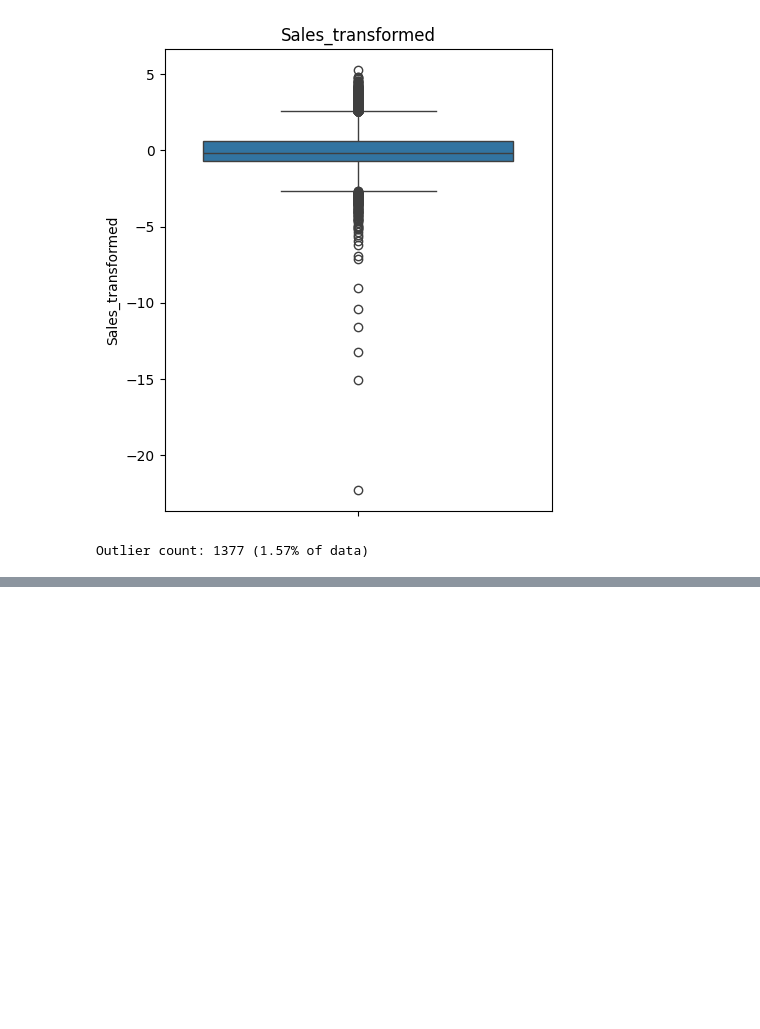
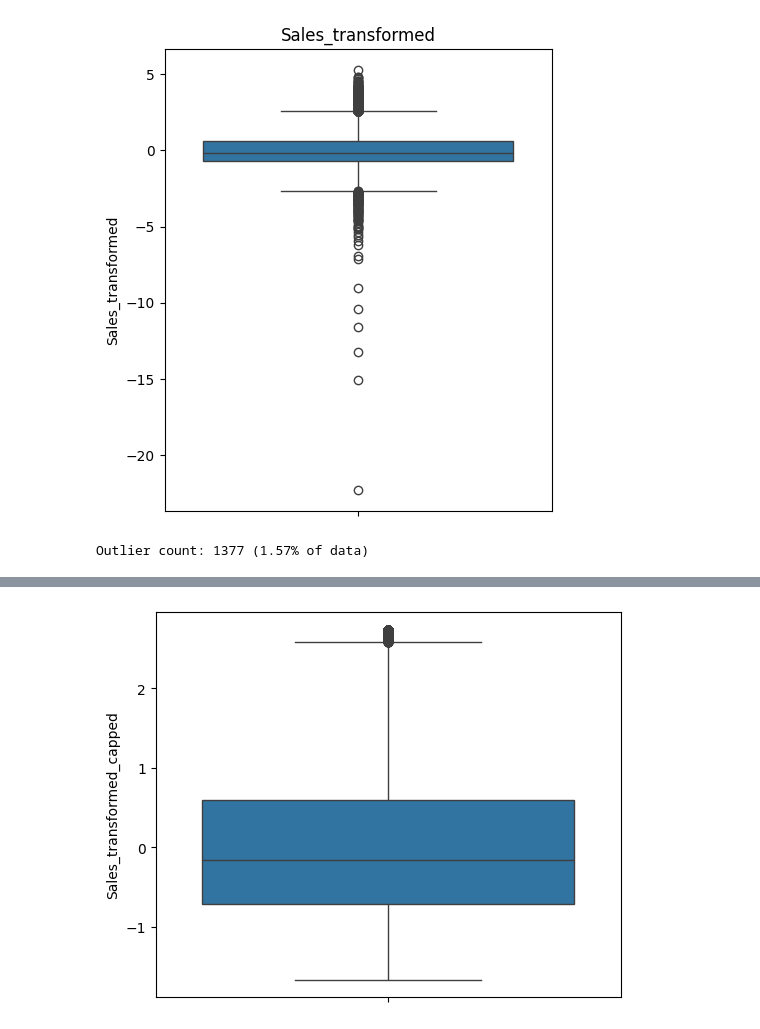
Before and after one commit to riwaz-joshi08/Supermarket_Data_Analysis, a Jupyter notebook: Supermarket_Data_Analysis.ipynb, the cells around one changed output, grey strips where cells are left out. Drawn from its saved outputs; the diff is of its cells as text; code cells hidden in the pictures; blank space fills up the shorter version.

```diff
--- a/Supermarket_Data_Analysis.ipynb
+++ b/Supermarket_Data_Analysis.ipynb
@@ -257,0 +273,9 @@ Outlier count: 1377 (1.57% of data)
+# %%
+from scipy.stats.mstats import winsorize
+train_cleaned['Sales_transformed_capped']=winsorize(train_cleaned['Sales_transformed'],limits=[0.01,0.01])
+# %%
+plt.figure(figsize=(6,5))
+sns.boxplot(train_cleaned['Sales_transformed_capped'])
+plt.show()
+# %% [output]
+[figure, added]
```
Also changed, not shown: parts of 5 cells of this notebook.
